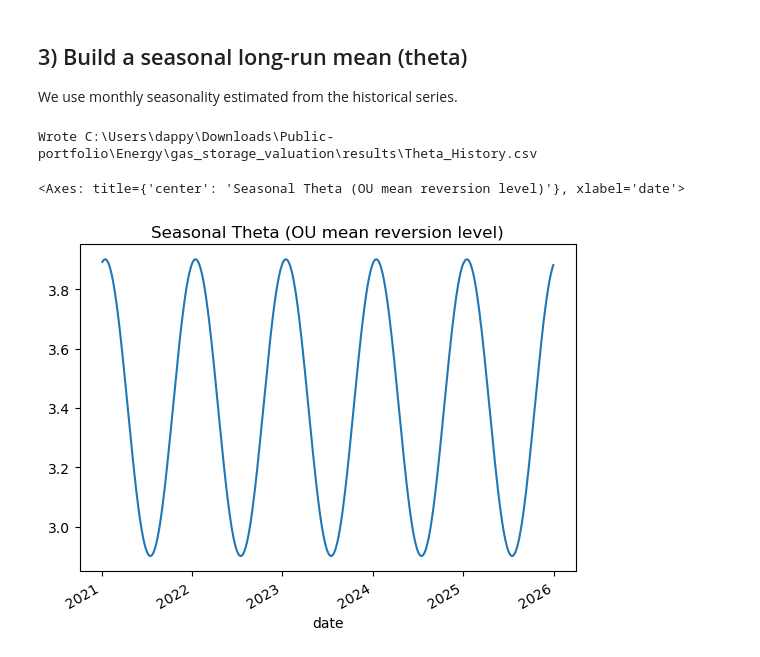
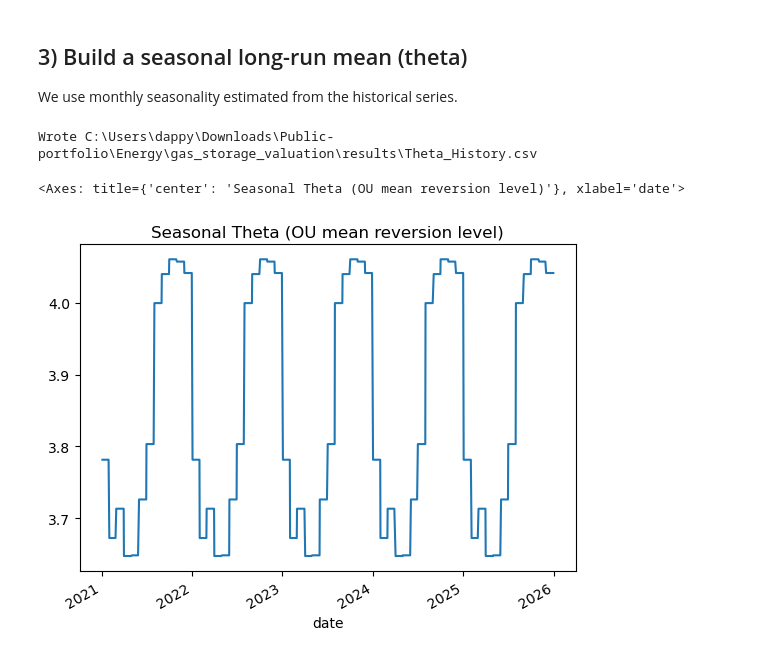
Before and after one commit to dappyewu/Public-portfolio, a Jupyter notebook: Public-portfolio/Energy/gas_storage_valuation/notebooks/01_forward_curve_and_params.ipynb, the cells around one changed output. Drawn from its saved outputs; the diff is of its cells as text; code cells hidden in the pictures.

```diff
--- a/Public-portfolio/Energy/gas_storage_valuation/notebooks/01_forward_curve_and_params.ipynb
+++ b/Public-portfolio/Energy/gas_storage_valuation/notebooks/01_forward_curve_and_params.ipynb
@@ -69,13 +69,13 @@ We use monthly seasonality estimated from the historical series.
 # %%
 spot["date"] = pd.to_datetime(spot["date"])
 dates = pd.DatetimeIndex(spot["date"])
 
-theta = build_seasonal_theta(dates)
+theta = build_seasonal_theta(dates, spot_history=spot, price_col="spot_eur_mwh")
 out = RESULTS / 'Theta_History.csv'
 theta.to_csv(out, index=True)
 print('Wrote', out)
 theta.plot(title='Seasonal Theta (OU mean reversion level)')
 # %% [output]
 Wrote C:\Users\dappy\Downloads\Public-portfolio\Energy\gas_storage_valuation\results\Theta_History.csv
 <Axes: title={'center': 'Seasonal Theta (OU mean reversion level)'}, xlabel='date'>
-[figure, old version]
+[figure, new version]
```
Also changed, not shown: parts of 1 cell of this notebook, 14 other files.
